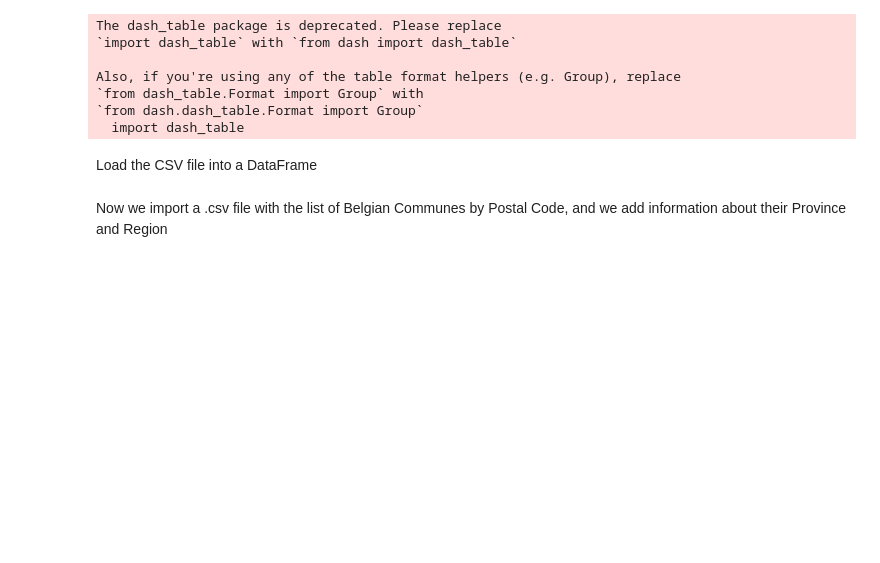
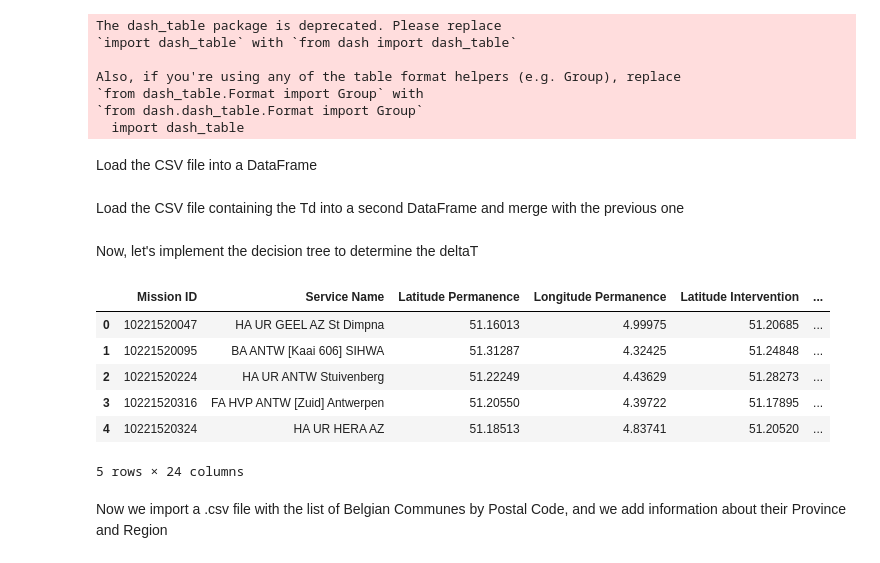
Before and after one commit to andreamoglianesi/MDA_project_team_Uganda, a Jupyter notebook: platform.ipynb, the cells around one changed output. Saved outputs shown, nothing was run; the diff lists cells and outputs as text; code cells hidden in the pictures; blank space fills up the shorter version.

```diff
--- a/platform.ipynb
+++ b/platform.ipynb
@@ -42,0 +43,2 @@ filtered_cardiac_interventions.dropna(subset=['Latitude Intervention', 'Longitud
+# %% [markdown]
+Load the CSV file containing the Td into a second DataFrame and merge with the previous one
@@ -43,3 +55,49 @@ filtered_cardiac_interventions.dropna(subset=['Latitude Intervention', 'Longitud
+# %% [markdown]
+Now, let's implement the decision tree to determine the deltaT
+# %%
+# Drop the existing deltaT column if it exists
+if 'deltaT' in filtered_cardiac_interventions.columns:
+    filtered_cardiac_interventions = filtered_cardiac_interventions.drop(columns=['deltaT'])
+
+# Define a function that implements the decision tree logic
+def calculate_columns(row):
+    T3_T0 = row['T3_T0_difference_minutes']
+    T_max_V = row['T Max (V)']
+    T_max_VD = row['T Max (V+D)']
+    T_d = row['T_d']
+
+    if T3_T0 < T_max_V:
+        deltaT = 0
+        dueto_AED = 0
+    elif T3_T0 > T_max_V and T3_T0 < T_max_VD:
+        if T_d < T_max_V:
+            deltaT = 0
+            dueto_AED = 0
+        else:
+            deltaT = min(T_d-T_max_V, T3_T0-T_max_V)
+            dueto_AED = 1
+    elif T3_T0 > T_max_VD:
+        if T_d < T_max_V:
+            deltaT = T3_T0 - T_max_VD
+            dueto_AED = 0
+        else:
+            deltaT = T3_T0 - T_max_V
+            dueto_AED = 0
+
+    return pd.Series([deltaT, dueto_AED], index=['deltaT', 'dueto_AED'])
+
+# Apply the function to each row
+filtered_cardiac_interventions[['deltaT', 'dueto_AED']] = filtered_cardiac_interventions.apply(calculate_columns, axis=1)
+
+filtered_cardiac_interventions.head(5)
+# %% [output]
+|  | Mission ID | Service Name | Latitude Permanence | Longitude Permanence | Latitude Intervention | ... |
+| 0 | 10221520047 | HA UR GEEL AZ St Dimpna | 51.16013 | 4.99975 | 51.20685 | ... |
+| 1 | 10221520095 | BA ANTW [Kaai 606] SIHWA | 51.31287 | 4.32425 | 51.24848 | ... |
+| 2 | 10221520224 | HA UR ANTW Stuivenberg | 51.22249 | 4.43629 | 51.28273 | ... |
+| 3 | 10221520316 | FA HVP ANTW [Zuid] Antwerpen | 51.20550 | 4.39722 | 51.17895 | ... |
+| 4 | 10221520324 | HA UR HERA AZ | 51.18513 | 4.83741 | 51.20520 | ... |
+5 rows × 24 columns
 # %% [markdown]
 Now we import a .csv file with the list of Belgian Communes by Postal Code, and we add information about their Province and Region
 # %%
```
Also changed, not shown: parts of 7 cells of this notebook, 1 other file.
